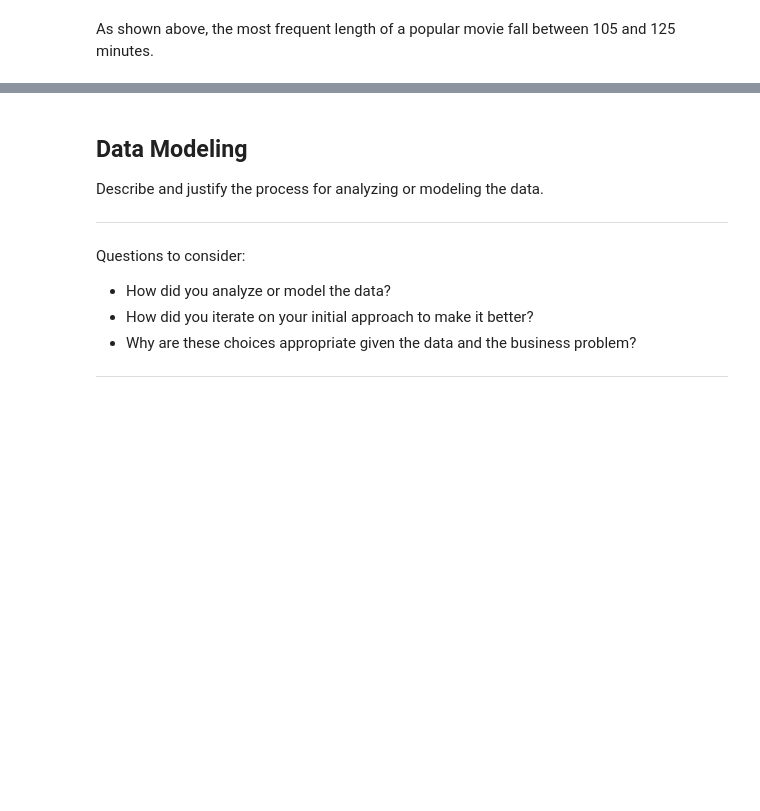
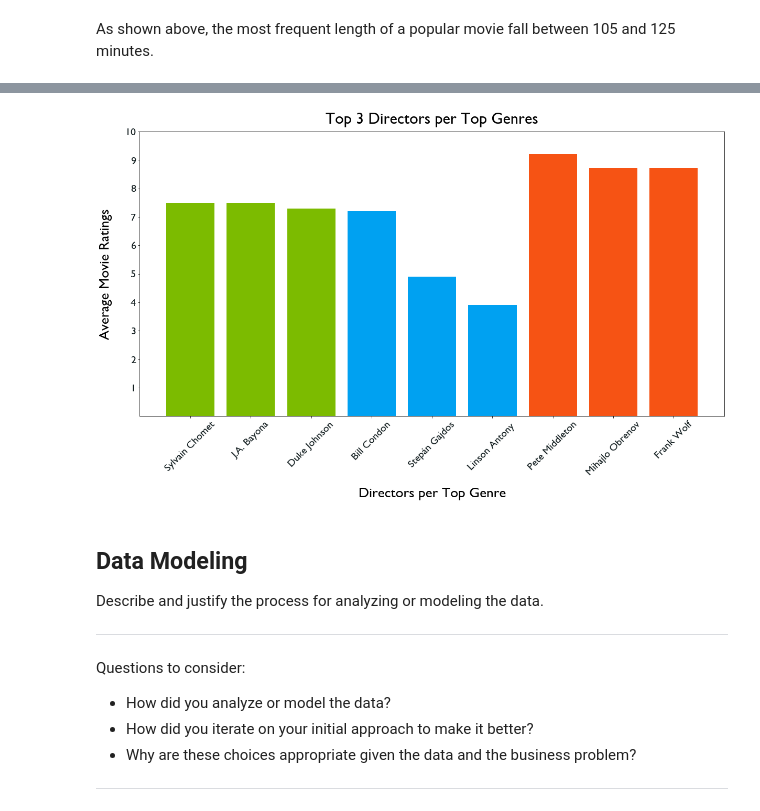
Before and after one commit to dermothethird/Microsoft-Movie-Studios-Project, a Jupyter notebook: final_project.ipynb, the cells around one changed output, grey strips where cells are left out. Saved outputs shown, nothing was run; the diff lists cells and outputs as text; code cells hidden in the pictures; blank space fills up the shorter version.

```diff
--- a/final_project.ipynb
+++ b/final_project.ipynb
@@ -590,3 +827,27 @@ As shown above, the most frequent length of a popular movie fall between 105 and
+# %%
+# Create variables for chart
+directors_x = ['Sylvain Chomet', 'J.A. Bayona', 'Duke Johnson', 'Bill Condon', 'Stepán Gajdos', 'Linson Antony ', 'Pete Middleton', 'Mihajlo Obrenov', 'Frank Wolf']
+directors_y = [7.5, 7.5, 7.3, 7.2, 4.9, 3.9, 9.2, 8.7, 8.7]
+y_ticks = [1,2,3,4,5,6,7,8,9,10]
+c = ['#7CBB00', '#7CBB00', '#7CBB00', '#00A1F1', '#00A1F1', '#00A1F1', '#F65314', '#F65314', '#F65314']
+
+# Change font family
+plt.rcParams.update({'font.family':'Gill Sans'})
+
+# Create bar chart
+fig, ax = plt.subplots(figsize = (20,10))
+
+bars = ax.bar(directors_x, directors_y, color=c)
+ax.set_xlabel('Directors per Top Genre', fontsize=27, labelpad=20)
+ax.set_ylabel('Average Movie Ratings', fontsize=27, labelpad=25)
+ax.set_title('Top 3 Directors per Top Genres', fontsize=30, pad=15);
+ax.set_ylim(0, 10, 1)
+ax.set_yticks(y_ticks);
+ax.set_yticklabels(y_ticks, fontsize=20, color='#152022')
+ax.set_xticks(directors_x)
+ax.set_xticklabels(directors_x, fontsize=20, rotation=45, color='#152022');
+# %% [output]
+[figure, added]
 # %% [markdown]
 ## Data Modeling
 Describe and justify the process for analyzing or modeling the data.
```
Also changed, not shown: parts of 21 cells of this notebook.
